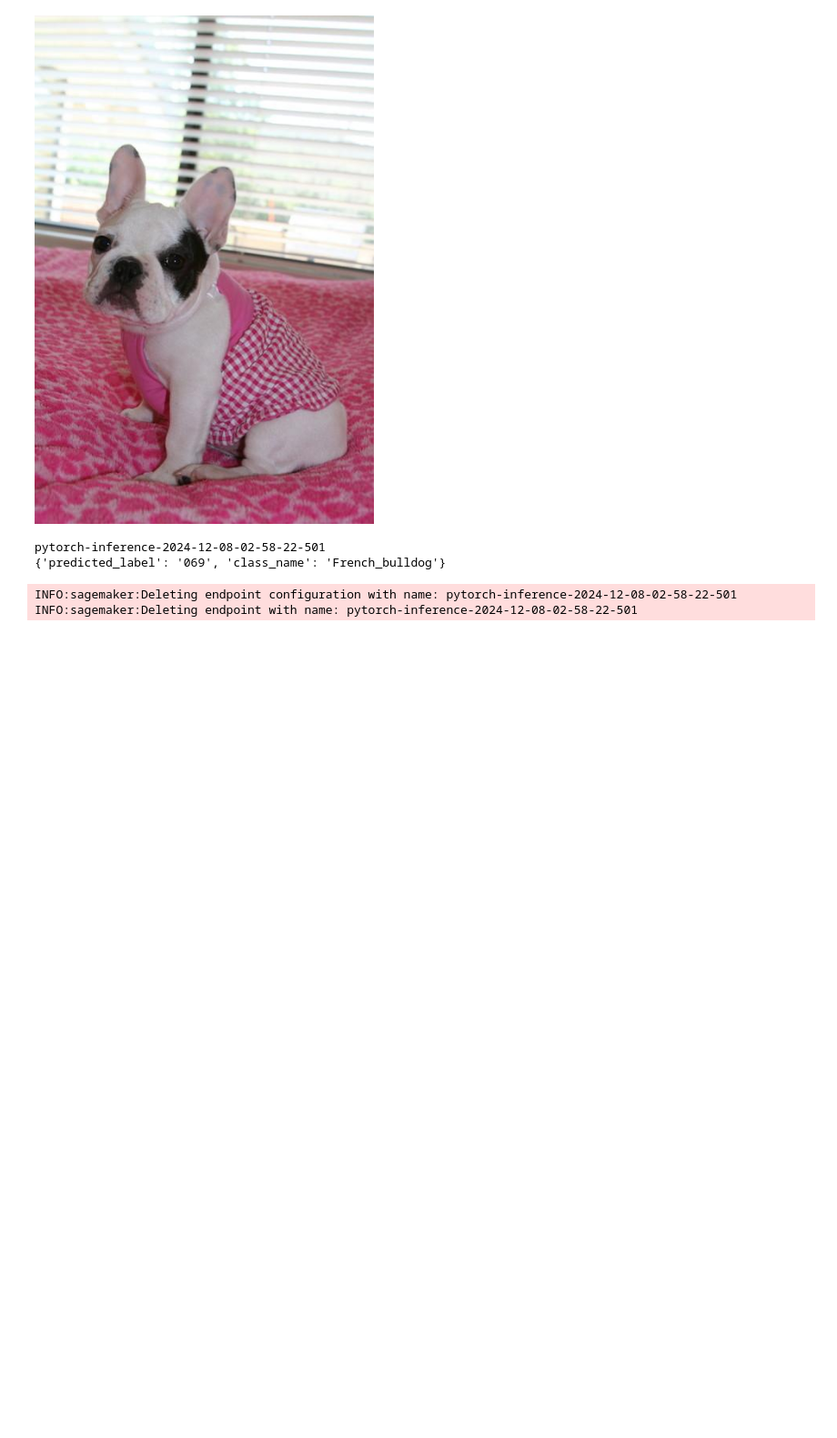
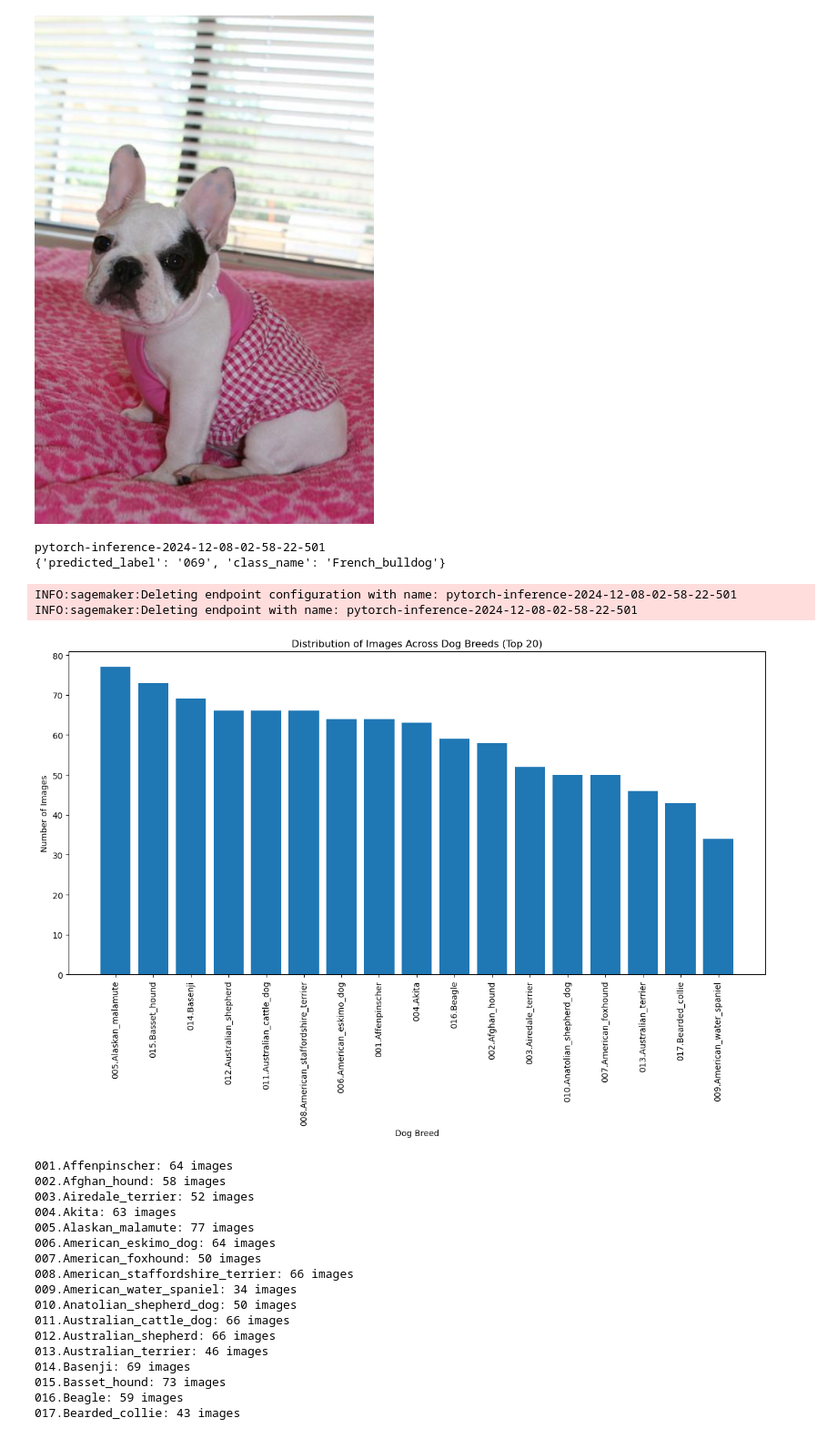
Before and after one commit to Sabjava/dog_breed_project, a Jupyter notebook: train_and_deploy.ipynb, the cells around one changed output. Shown at 91% size. Saved outputs shown, nothing was run; the diff lists cells and outputs as text; code cells hidden in the pictures; blank space fills up the shorter version.

```diff
--- a/train_and_deploy.ipynb
+++ b/train_and_deploy.ipynb
@@ -558,3 +557,74 @@ predictor.delete_endpoint()
 # %% [output]
 INFO:sagemaker:Deleting endpoint configuration with name: pytorch-inference-2024-12-08-02-58-22-501
 INFO:sagemaker:Deleting endpoint with name: pytorch-inference-2024-12-08-02-58-22-501
+# %%
+import boto3
+import matplotlib.pyplot as plt
+from collections import defaultdict
+
+# Initialize S3 client
+s3_client = boto3.client('s3')
+
+# S3 Bucket name
+bucket_name = 'sab-project3-dogs'
+
+# Prefix (path to your directories)
+prefix = 'train/'  # Adjust if needed
+
+# Function to list files in S3
+def list_files_in_s3(bucket_name, prefix):
+    """Lists files in the S3 bucket under a specified prefix."""
+    result = defaultdict(int)
+    response = s3_client.list_objects_v2(Bucket=bucket_name, Prefix=prefix)
+
+    # Loop through each object and count images in each directory (dog breed)
+    for obj in response.get('Contents', []):
+        # Extract the directory (breed) name
+        key = obj['Key']
+        breed = key.split('/')[1]  # Adjust the index if the structure differs
+        result[breed] += 1  # Count the number of images for each breed
+
+    return result
+
+# List files and count the distribution
+file_distribution = list_files_in_s3(bucket_name, prefix)
+
+# Visualize the file distribution using a bar chart
+breeds = list(file_distribution.keys())
+image_counts = list(file_distribution.values())
+
+# Sort by image count (optional)
+sorted_breeds = [breed for _, breed in sorted(zip(image_counts, breeds), reverse=True)]
+sorted_counts = sorted(image_counts, reverse=True)
+
+# Plot the distribution
+plt.figure(figsize=(15, 7))
+plt.bar(sorted_breeds[:20], sorted_counts[:20])  # Display top 20 breeds
+plt.xticks(rotation=90)
+plt.xlabel('Dog Breed')
+plt.ylabel('Number of Images')
+plt.title('Distribution of Images Across Dog Breeds (Top 20)')
+plt.show()
+
+# Optionally print the distribution as a table
+for breed, count in file_distribution.items():
+    print(f'{breed}: {count} images')
+# %% [output]
+[figure, added]
+001.Affenpinscher: 64 images
+002.Afghan_hound: 58 images
+003.Airedale_terrier: 52 images
+004.Akita: 63 images
+005.Alaskan_malamute: 77 images
+006.American_eskimo_dog: 64 images
+007.American_foxhound: 50 images
+008.American_staffordshire_terrier: 66 images
+009.American_water_spaniel: 34 images
+010.Anatolian_shepherd_dog: 50 images
+011.Australian_cattle_dog: 66 images
+012.Australian_shepherd: 66 images
+013.Australian_terrier: 46 images
+014.Basenji: 69 images
+015.Basset_hound: 73 images
+016.Beagle: 59 images
+017.Bearded_collie: 43 images
```
Also changed, not shown: parts of 8 cells of this notebook.
